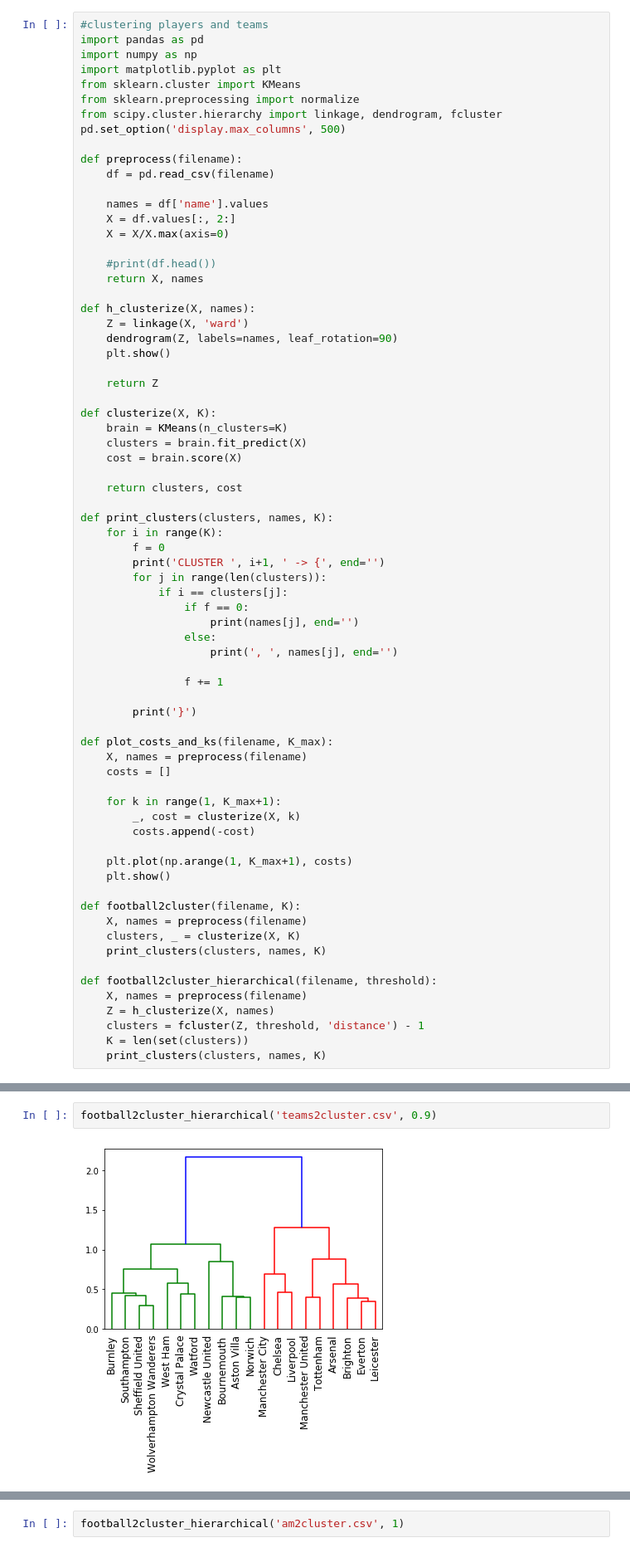
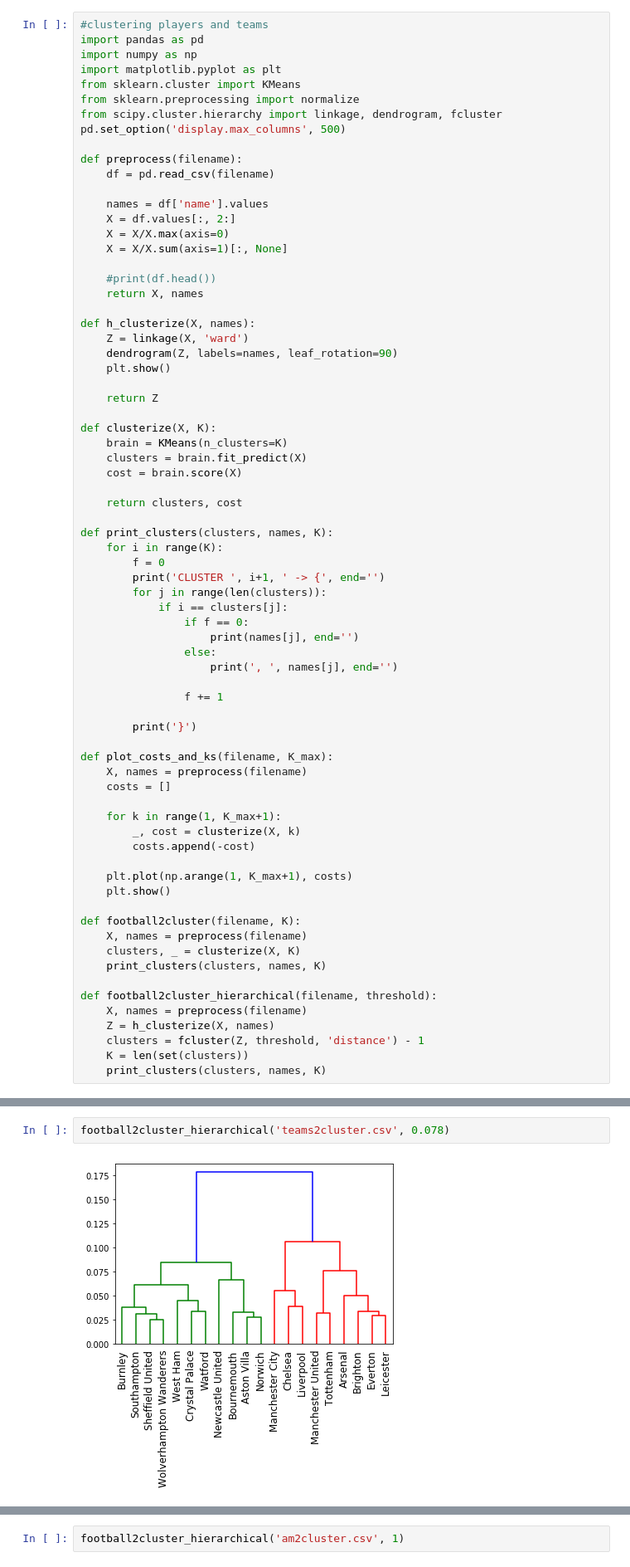
Before and after one commit to suchy1713/ML-Learning, a Jupyter notebook: 3_basic_unsupervised_algorithms/football2cluster.ipynb, the cells around one changed output, grey strips where cells are left out. Shown at 83% size. Saved outputs shown, nothing was run; the diff lists cells and outputs as text.

```diff
--- a/3_basic_unsupervised_algorithms/football2cluster.ipynb
+++ b/3_basic_unsupervised_algorithms/football2cluster.ipynb
@@ -14,6 +14,7 @@ def preprocess(filename):
     names = df['name'].values
     X = df.values[:, 2:]
     X = X/X.max(axis=0)
+    X = X/X.sum(axis=1)[:, None]
 
     #print(df.head())
     return X, names
@@ -101,9 +105,9 @@ CLUSTER  5  -> {West Ham}
 CLUSTER  6  -> {Aston Villa,  Bournemouth,  Norwich}
 CLUSTER  7  -> {Newcastle United}
 # %%
-football2cluster_hierarchical('teams2cluster.csv', 0.9)
+football2cluster_hierarchical('teams2cluster.csv', 0.078)
 # %% [output]
-[figure, old version]
+[figure, new version]
 CLUSTER  1  -> {Burnley,  Crystal Palace,  Sheffield United,  Southampton,  Watford,  West Ham,  Wolverhampton Wanderers}
 CLUSTER  2  -> {Aston Villa,  Bournemouth,  Newcastle United,  Norwich}
 CLUSTER  3  -> {Chelsea,  Liverpool,  Manchester City}
```
Also changed, not shown: parts of 3 cells of this notebook.
